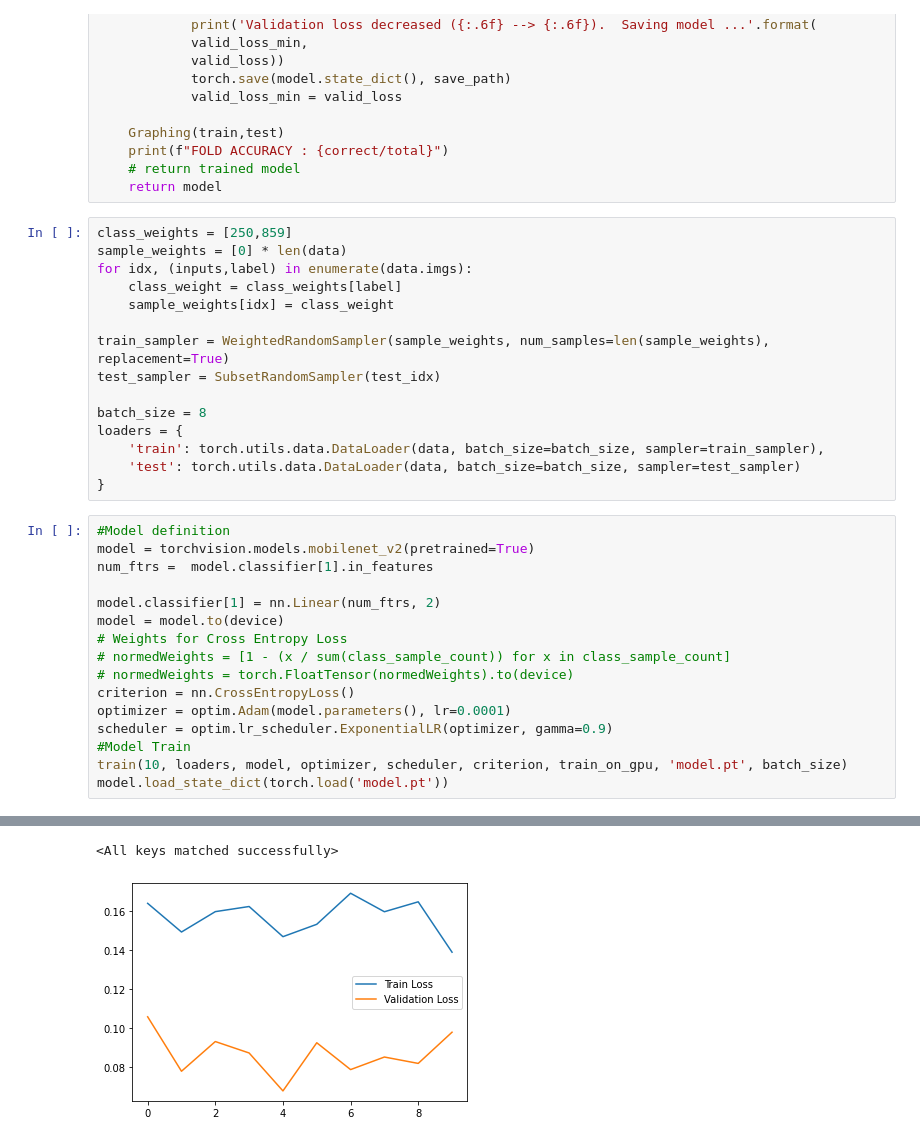
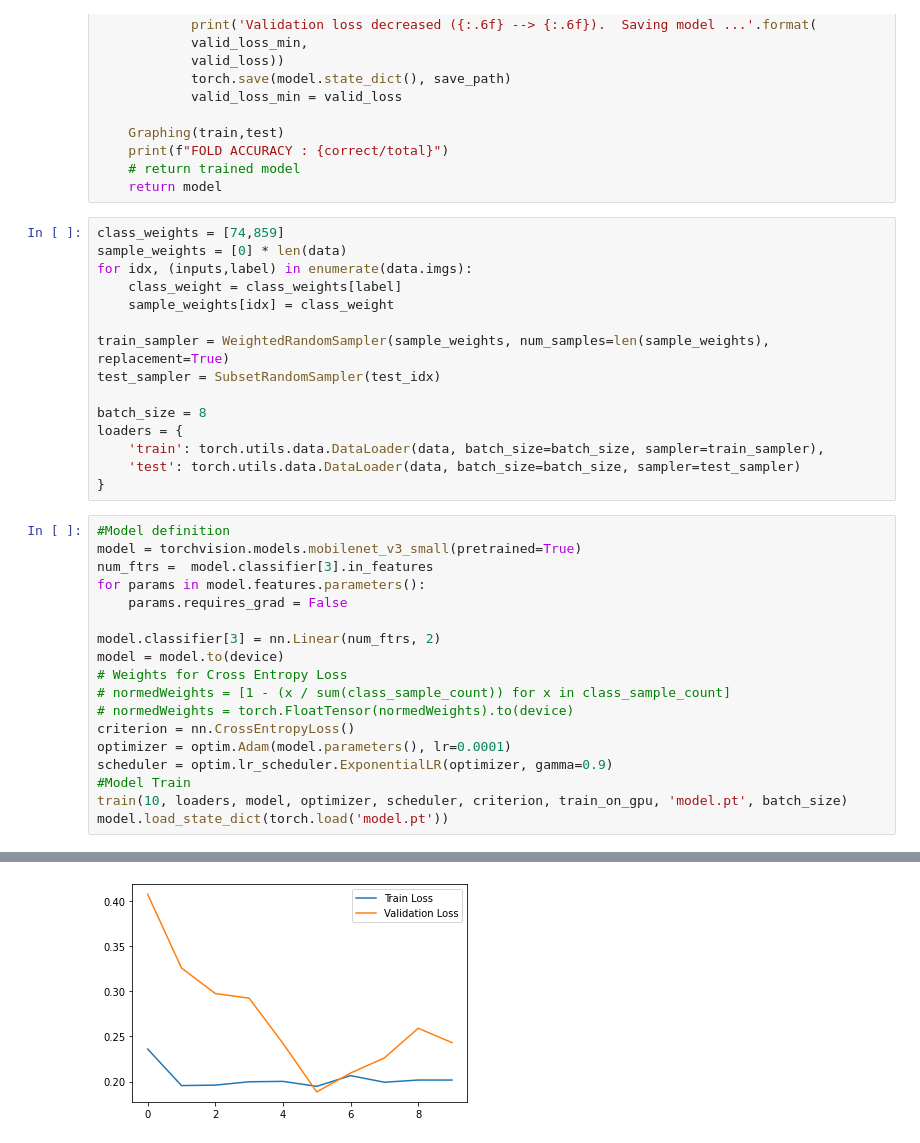
Before and after one commit to arohanajit/ecg-covid, a Jupyter notebook: Untitled14.ipynb, the cells around one changed output, grey strips where cells are left out. Saved outputs shown, nothing was run; the diff lists cells and outputs as text.

```diff
--- a/Untitled14.ipynb
+++ b/Untitled14.ipynb
@@ -165,7 +170,7 @@ def train(n_epochs, loaders, model, optimizer, scheduler, criterion, train_on_gp
     # return trained model
     return model
 # %%
-class_weights = [250,859]
+class_weights = [74,859]
 sample_weights = [0] * len(data)
 for idx, (inputs,label) in enumerate(data.imgs):
     class_weight = class_weights[label]
@@ -181,10 +186,12 @@ loaders = {
 }
 # %%
 #Model definition
-model = torchvision.models.mobilenet_v2(pretrained=True)
-num_ftrs =  model.classifier[1].in_features
+model = torchvision.models.mobilenet_v3_small(pretrained=True)
+num_ftrs =  model.classifier[3].in_features
+for params in model.features.parameters():
+    params.requires_grad = False
 
-model.classifier[1] = nn.Linear(num_ftrs, 2)
+model.classifier[3] = nn.Linear(num_ftrs, 2)
 model = model.to(device)
 # Weights for Cross Entropy Loss
 # normedWeights = [1 - (x / sum(class_sample_count)) for x in class_sample_count]
@@ -217,2 +224 @@ FOLD ACCURACY : 0.995475113122172
-<All keys matched successfully>
-[figure, old version]
+[figure, new version]
```
Also changed, not shown: parts of 5 cells of this notebook.
